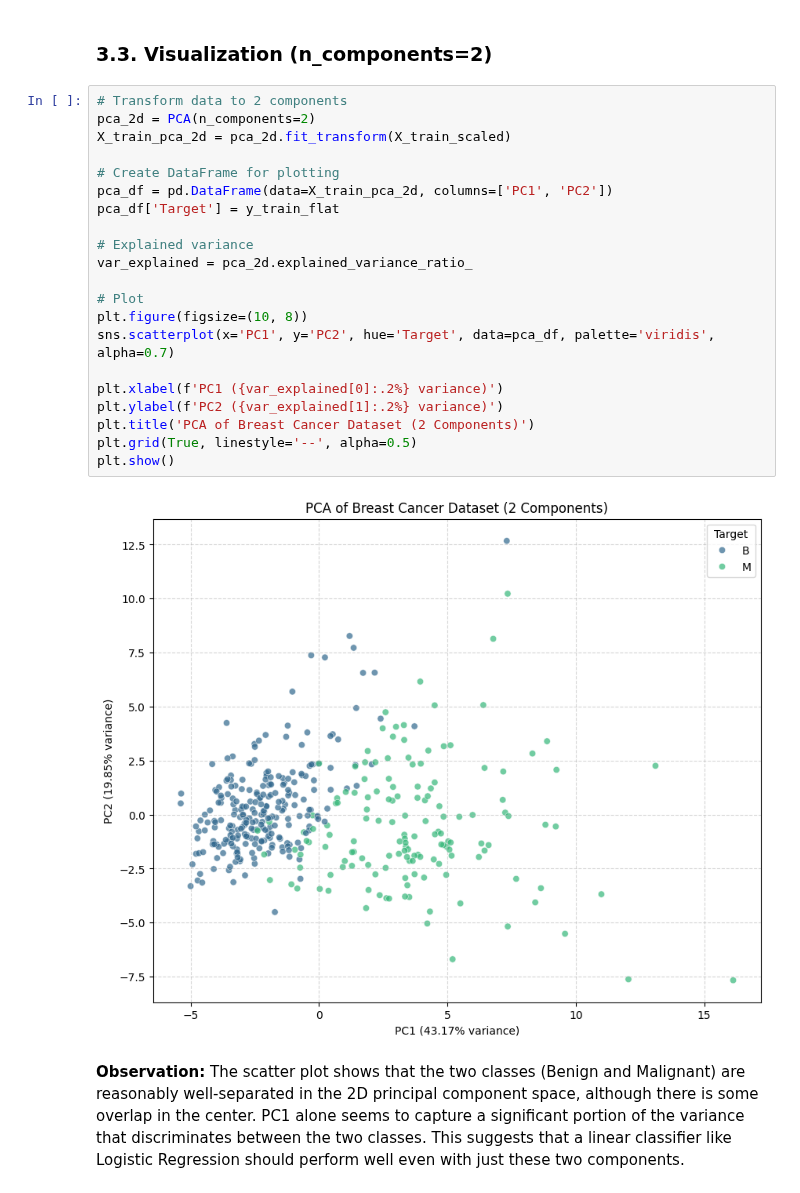
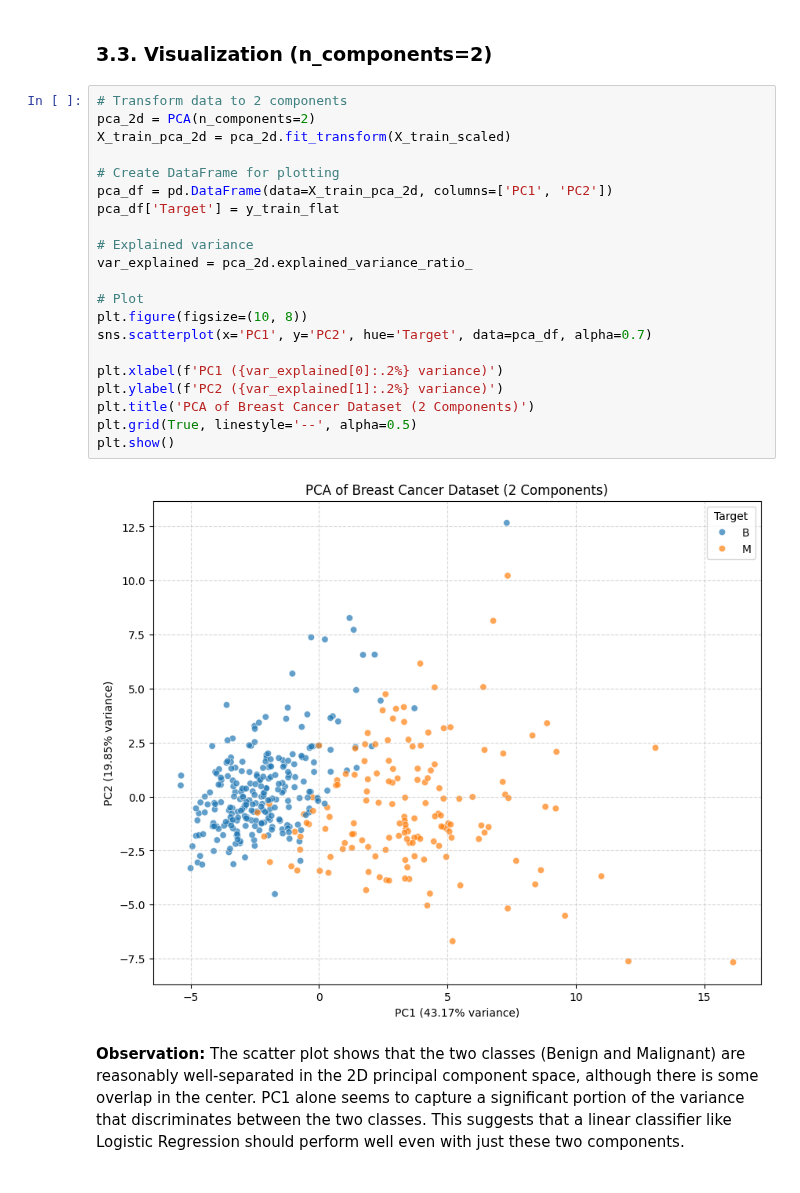
Before and after one commit to matiz22/DimensionalityReduction, a Jupyter notebook: breast.ipynb, the cells around one changed output. Drawn from its saved outputs; the diff is of its cells as text.

```diff
--- a/breast.ipynb
+++ b/breast.ipynb
@@ -557,26 +588,26 @@ CV Mean Accuracy: 0.9748 (+/- 0.0277)
 # %%
 # Transform data to 2 components
 pca_2d = PCA(n_components=2)
 X_train_pca_2d = pca_2d.fit_transform(X_train_scaled)
 
 # Create DataFrame for plotting
 pca_df = pd.DataFrame(data=X_train_pca_2d, columns=['PC1', 'PC2'])
 pca_df['Target'] = y_train_flat
 
 # Explained variance
 var_explained = pca_2d.explained_variance_ratio_
 
 # Plot
 plt.figure(figsize=(10, 8))
-sns.scatterplot(x='PC1', y='PC2', hue='Target', data=pca_df, palette='viridis', alpha=0.7)
+sns.scatterplot(x='PC1', y='PC2', hue='Target', data=pca_df, alpha=0.7)
 
 plt.xlabel(f'PC1 ({var_explained[0]:.2%} variance)')
 plt.ylabel(f'PC2 ({var_explained[1]:.2%} variance)')
 plt.title('PCA of Breast Cancer Dataset (2 Components)')
 plt.grid(True, linestyle='--', alpha=0.5)
 plt.show()
 # %% [output]
-[figure, old version]
+[figure, new version]
 # %% [markdown]
 **Observation:**
 The scatter plot shows that the two classes (Benign and Malignant) are reasonably well-separated in the 2D principal component space, although there is some overlap in the center. PC1 alone seems to capture a significant portion of the variance that discriminates between the two classes. This suggests that a linear classifier like Logistic Regression should perform well even with just these two components.
```
Also changed, not shown: parts of 30 cells of this notebook.
